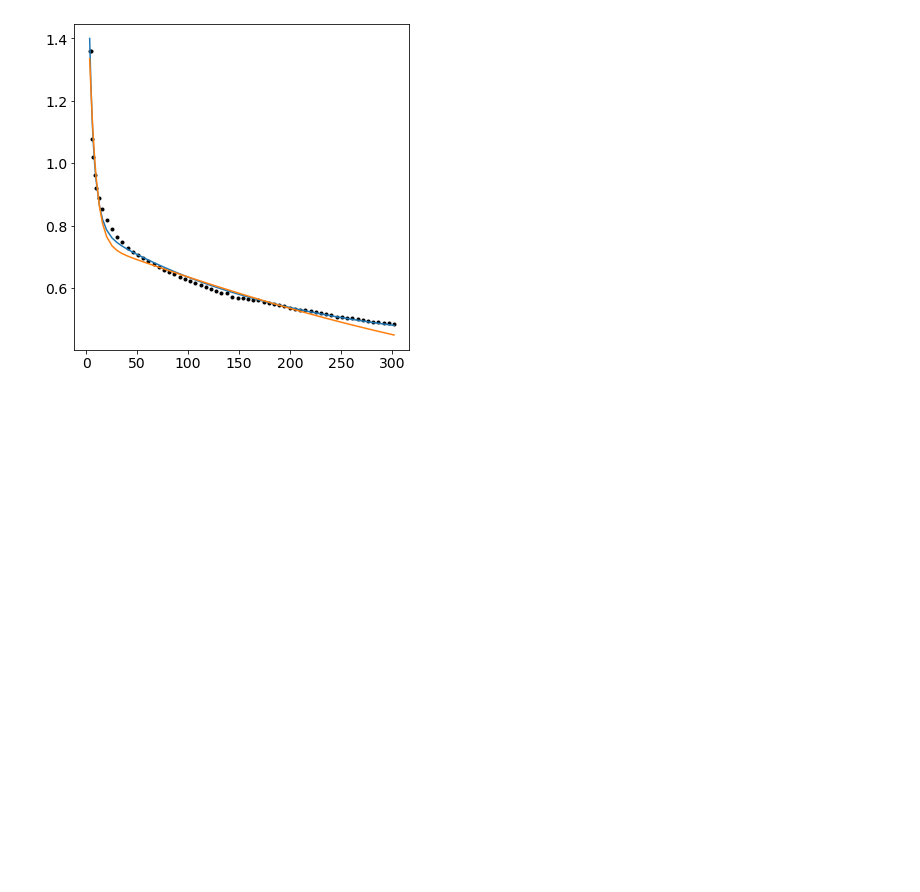
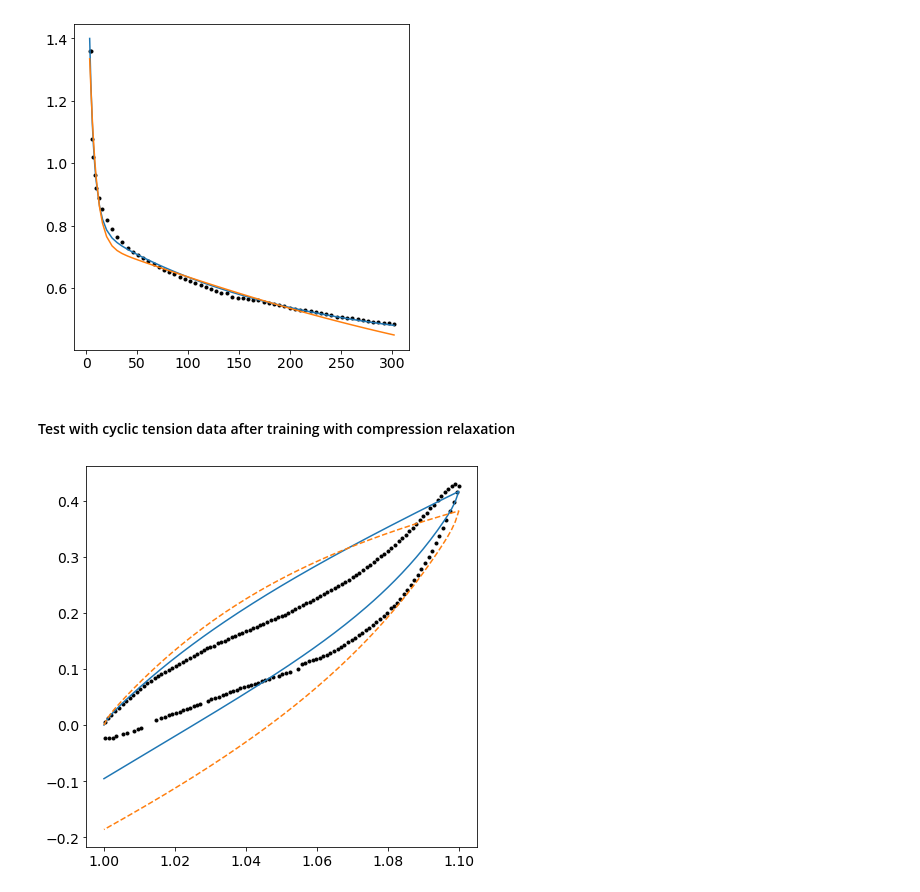
Before and after one commit to VatsalSy/nvisco, a Jupyter notebook: train_brain_CO.ipynb, the cells around one changed output. Saved outputs shown, nothing was run; the diff lists cells and outputs as text; code cells hidden in the pictures; blank space fills up the shorter version.

```diff
--- a/train_brain_CO.ipynb
+++ b/train_brain_CO.ipynb
@@ -429,2 +430,42 @@ df.to_csv('tikz_data/fig_brain/fig_brain_CO.csv', index=False, sep=' ')
 # %% [output]
 [figure]
+# %% [markdown]
+#### Test with cyclic tension data after training with compression relaxation
+# %%
+with open('saved/brain_CO_params_retrained.npy', 'rb') as f:
+    params = pickle.load(f)
+with open('saved/brain_CO_Phi_norm_w.npy', 'rb') as f:
+    Phi_norm = pickle.load(f)
+
+with open('saved/brain_CO_RG_params.npy', 'rb') as f:
+    RG_params = pickle.load(f)
+norm = (None, None, Phi_norm)
+lm0 = 0.9
+
+with open('training_data/Brain/Average/C3/Tension/CO.npy','rb') as f:
+    lmb_x, sgm_x = np.load(f).T
+# The paper doesn't provide loading times. Assume 100 s each direction
+tpeak = 600
+time_load = np.linspace(0,tpeak,101)
+time_unload = np.linspace(tpeak,tpeak*2,101)
+dt0 = 0.5
+lr = 0.1/tpeak
+sig_NN, lm1_NN, lm2_NN, lm3_NN, lm1e_NN, lm2e_NN, lm3e_NN = uniaxial_cyclic(params, norm, True, time_load, time_unload, lr, tpeak, dt0)
+sig_RG, lm1_NN, lm2_NN, lm3_NN, lm1e_NN, lm2e_NN, lm3e_NN  = uniaxial_cyclic(RG_params, norm, False, time_load, time_unload, lr, tpeak, dt0)
+# %%
+fig, ax = plt.subplots(figsize=(7,7))
+ax.plot(lmb_x, sgm_x, 'k.')
+ax.plot(lm1_NN, sig_NN[:,0,0])
+ax.plot(lm1_NN, sig_RG[:,0,0], '--')
+
+data = np.array([lmb_x, sgm_x])
+columns = ['x', 'y']
+df = pd.DataFrame(data.T, columns=columns)
+df.to_csv('tikz_data/fig_brain2/CO_Ver_C3_Tension_gt.csv', index=False, sep=' ')
+
+data = np.array([lm1_NN, sig_NN[:,0,0], sig_RG[:,0,0]])
+columns = ['x', 'y_nn', 'y_rg']
+df = pd.DataFrame(data.T, columns=columns)
+df.to_csv('tikz_data/fig_brain2/CO_Ver_C3_Tension_pr.csv', index=False, sep=' ')
+# %% [output]
+[figure, added]
```
Also changed, not shown: parts of 2 cells of this notebook, 51 other files.
